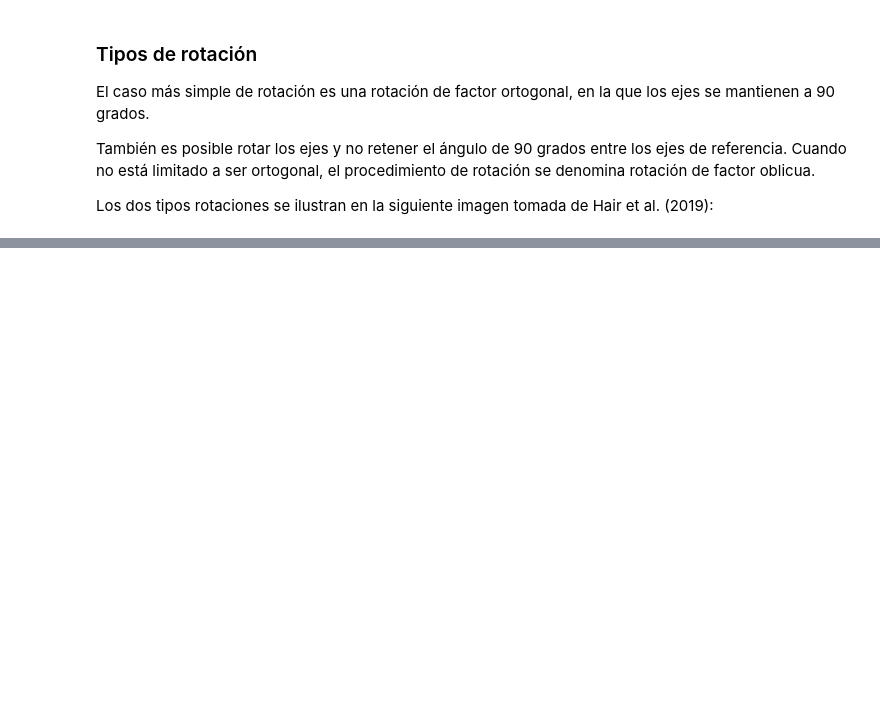
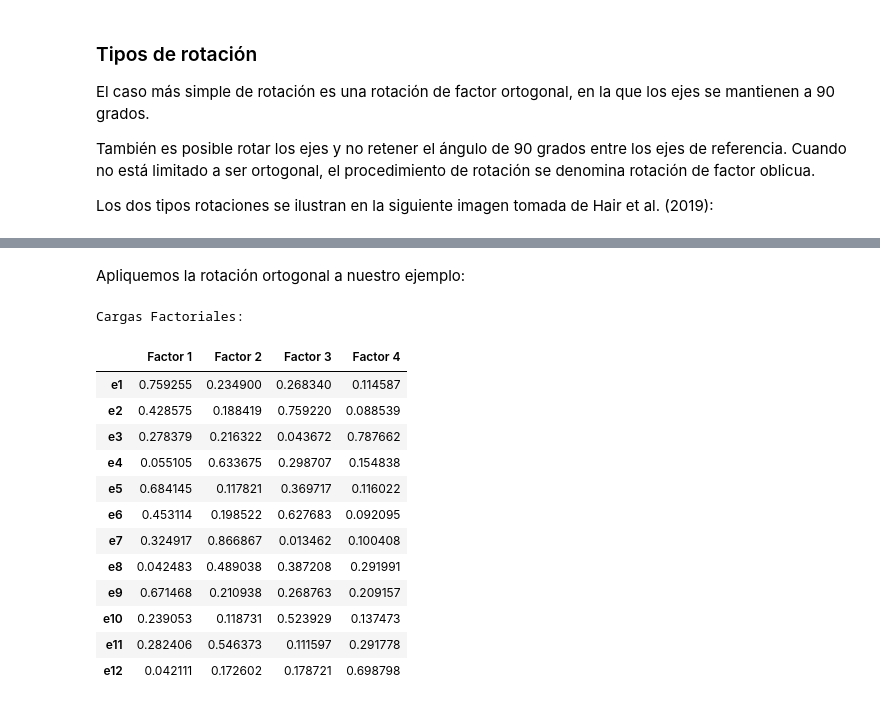
Before and after one commit to renatoparedes/EstadisticaYPsicologiaMatematica, a Jupyter notebook: AFE/AnalisisFactorialExploratorio.ipynb, the cells around one changed output, grey strips where cells are left out. Cells and saved outputs as stored; diff of their text form; code cells hidden in the pictures; blank space fills up the shorter version.

```diff
--- a/AFE/AnalisisFactorialExploratorio.ipynb
+++ b/AFE/AnalisisFactorialExploratorio.ipynb
@@ -304,0 +384,24 @@ https://www.datasklr.com/principal-component-analysis-and-factor-analysis/factor
+# %% [markdown]
+Apliquemos la rotación ortogonal a nuestro ejemplo:
+# %%
+fa = FactorAnalyzer(n_factors=4,rotation="varimax")
+fa.fit(scaled_df)
+
+loadings = pd.DataFrame(fa.loadings_, columns=['Factor 1', 'Factor 2', 'Factor 3', 'Factor 4'], index=scaled_df.columns)
+print("Cargas Factoriales:")
+loadings
+# %% [output]
+Cargas Factoriales:
+|  | Factor 1 | Factor 2 | Factor 3 | Factor 4 |
+| e1 | 0.759255 | 0.234900 | 0.268340 | 0.114587 |
+| e2 | 0.428575 | 0.188419 | 0.759220 | 0.088539 |
+| e3 | 0.278379 | 0.216322 | 0.043672 | 0.787662 |
+| e4 | 0.055105 | 0.633675 | 0.298707 | 0.154838 |
+| e5 | 0.684145 | 0.117821 | 0.369717 | 0.116022 |
+| e6 | 0.453114 | 0.198522 | 0.627683 | 0.092095 |
+| e7 | 0.324917 | 0.866867 | 0.013462 | 0.100408 |
+| e8 | 0.042483 | 0.489038 | 0.387208 | 0.291991 |
+| e9 | 0.671468 | 0.210938 | 0.268763 | 0.209157 |
+| e10 | 0.239053 | 0.118731 | 0.523929 | 0.137473 |
+| e11 | 0.282406 | 0.546373 | 0.111597 | 0.291778 |
+| e12 | 0.042111 | 0.172602 | 0.178721 | 0.698798 |
```
Also changed, not shown: parts of 28 cells of this notebook.
